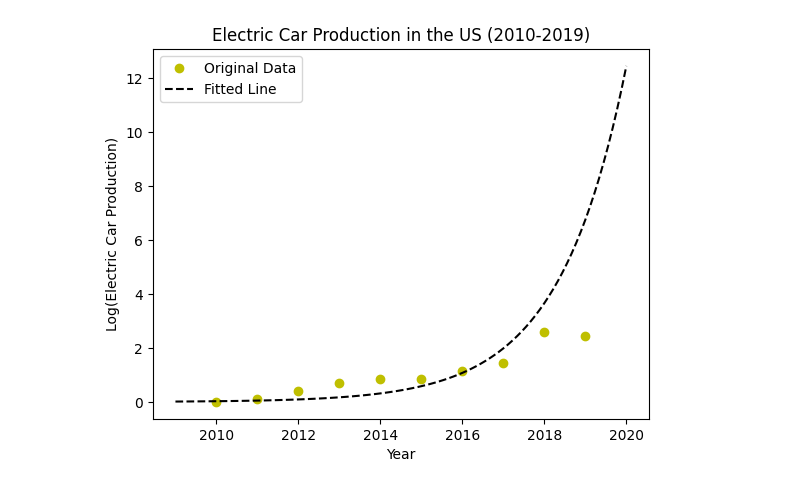
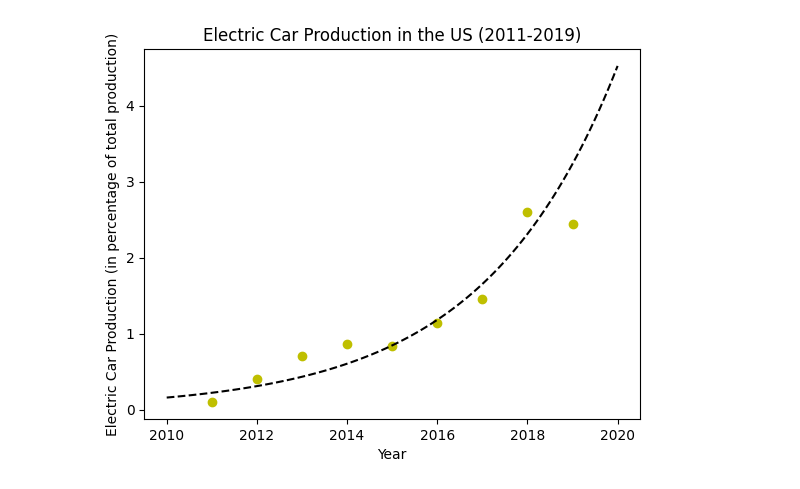
Before and after one commit to Flippergail/m3challenge, a Jupyter notebook: 2020Question.ipynb, the cells around one changed output. Cells and saved outputs as stored; diff of their text form; code cells hidden in the pictures.

```diff
--- a/2020Question.ipynb
+++ b/2020Question.ipynb
@@ -7,23 +7,31 @@ from sklearn.preprocessing import StandardScaler
 from sklearn.model_selection import train_test_split
 from sklearn.metrics import accuracy_score, confusion_matrix
 # %%
-years = np.array([2010, 2011, 2012, 2013, 2014, 2015, 2016, 2017, 2018, 2019])
-production = np.array([0.001, 0.1, 0.4, 0.4*1.75, 0.4*1.75*1.24, 0.4*1.75*1.24*0.97, 0.4*1.75*1.24*0.97*1.36,
+years = np.array([2011, 2012, 2013, 2014, 2015, 2016, 2017, 2018, 2019])
+
+totalCarProduction = np.array([8661535, 10332626, 11066432, 11660702, 12105988, 12180301, 11189985, 11297911, 10892884]) # Roman type your total production
+production = np.array([0.1, 0.4, 0.4*1.75, 0.4*1.75*1.24, 0.4*1.75*1.24*0.97, 0.4*1.75*1.24*0.97*1.36,
                        0.4*1.75*1.24*0.97*1.36*1.27, 0.4*1.75*1.24*0.97*1.36*1.27*1.79, 0.4*1.75*1.24*0.97*1.36*1.27*1.79*0.94])
+
+# Correctly create the production array using a list comprehension
+#production = np.array([productionPercentageOfTotal[i] * totalCarProduction[i] for i in range(len(years))])
+
+sale = np.array([117763, 53171, 97102, 118882, 114023, 159616, 195581, 361315, 326644])
+carPrice = np.array([44600, 44900, 48300, 38600, 36500, 39900, 38600, 35700, 36900])
 
 fit = np.polyfit(years, np.log(production), 1)
 fit_fn = np.poly1d(fit)
 
 x_fit = np.linspace(min(years) - 1, max(years) + 1, 100)
 
 plt.plot(years, production, 'yo', label='Original Data')
 plt.plot(x_fit, np.exp(fit_fn(x_fit)), '--k', label='Fitted Line')
 
 plt.xlabel('Year')
-plt.ylabel('Log(Electric Car Production)')
-plt.title('Electric Car Production in the US (2010-2019)')
+plt.ylabel('Electric Car Production (in percentage of total production)')
+plt.title('Electric Car Production in the US (2011-2019)')
 
-plt.legend()
+#plt.legend()
 plt.show()
 # %% [output]
-[figure, old version]
+[figure, new version]
```
Also changed, not shown: parts of 4 cells of this notebook.
